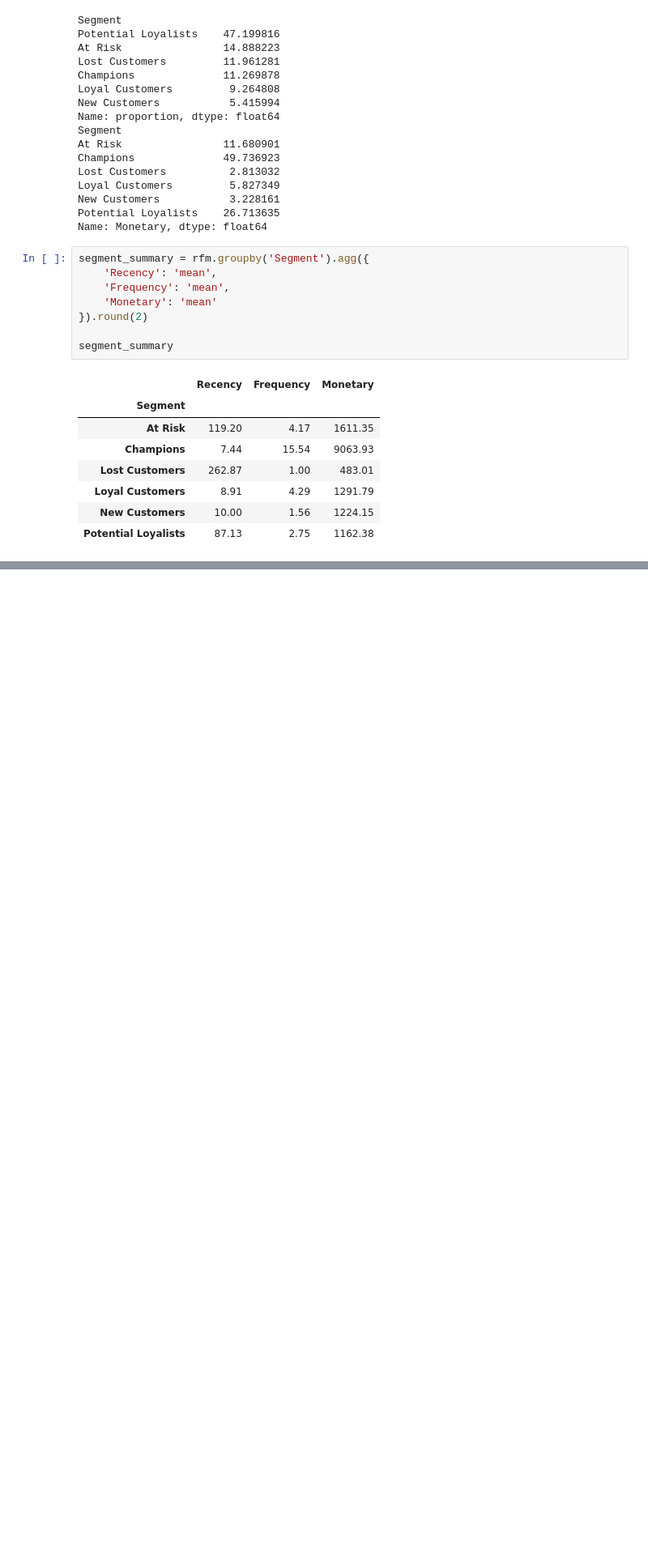
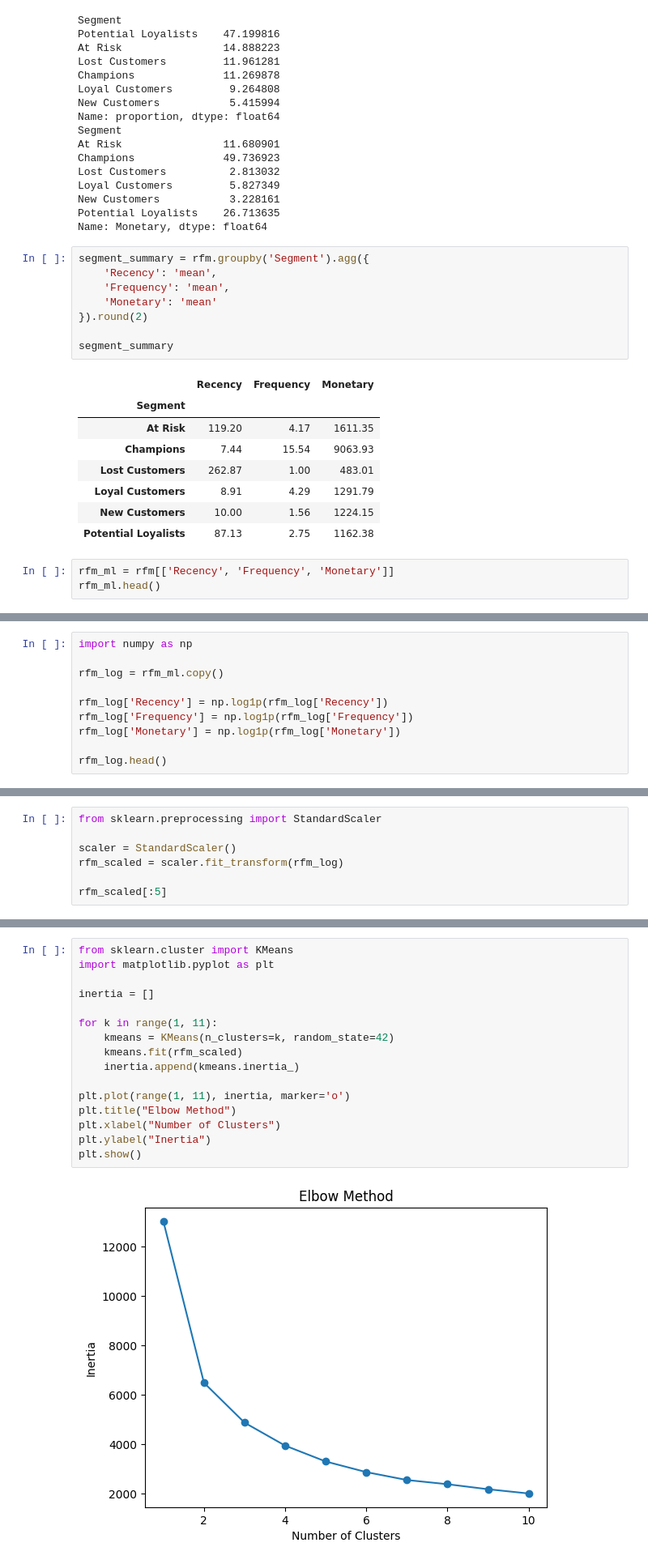
Before and after one commit to MadugulaHarika/customer-intelligence-segmentation, a Jupyter notebook: notebooks/01_EDA.ipynb, the cells around one changed output, grey strips where cells are left out. Shown at 81% size. Saved outputs shown, nothing was run; the diff lists cells and outputs as text; blank space fills up the shorter version.

```diff
--- a/notebooks/01_EDA.ipynb
+++ b/notebooks/01_EDA.ipynb
@@ -339,3 +339,6 @@ segment_summary
 | Loyal Customers | 8.91 | 4.29 | 1291.79 |
 | New Customers | 10.00 | 1.56 | 1224.15 |
 | Potential Loyalists | 87.13 | 2.75 | 1162.38 |
+# %%
+rfm_ml = rfm[['Recency', 'Frequency', 'Monetary']]
+rfm_ml.head()
@@ -341,0 +353,10 @@ segment_summary
+# %%
+import numpy as np
+
+rfm_log = rfm_ml.copy()
+
+rfm_log['Recency'] = np.log1p(rfm_log['Recency'])
+rfm_log['Frequency'] = np.log1p(rfm_log['Frequency'])
+rfm_log['Monetary'] = np.log1p(rfm_log['Monetary'])
+
+rfm_log.head()
@@ -341,0 +371,7 @@ segment_summary
+# %%
+from sklearn.preprocessing import StandardScaler
+
+scaler = StandardScaler()
+rfm_scaled = scaler.fit_transform(rfm_log)
+
+rfm_scaled[:5]
@@ -341,0 +384,18 @@ segment_summary
+# %%
+from sklearn.cluster import KMeans
+import matplotlib.pyplot as plt
+
+inertia = []
+
+for k in range(1, 11):
+    kmeans = KMeans(n_clusters=k, random_state=42)
+    kmeans.fit(rfm_scaled)
+    inertia.append(kmeans.inertia_)
+
+plt.plot(range(1, 11), inertia, marker='o')
+plt.title("Elbow Method")
+plt.xlabel("Number of Clusters")
+plt.ylabel("Inertia")
+plt.show()
+# %% [output]
+[figure, added]
```
Also changed, not shown: parts of 8 cells of this notebook.
